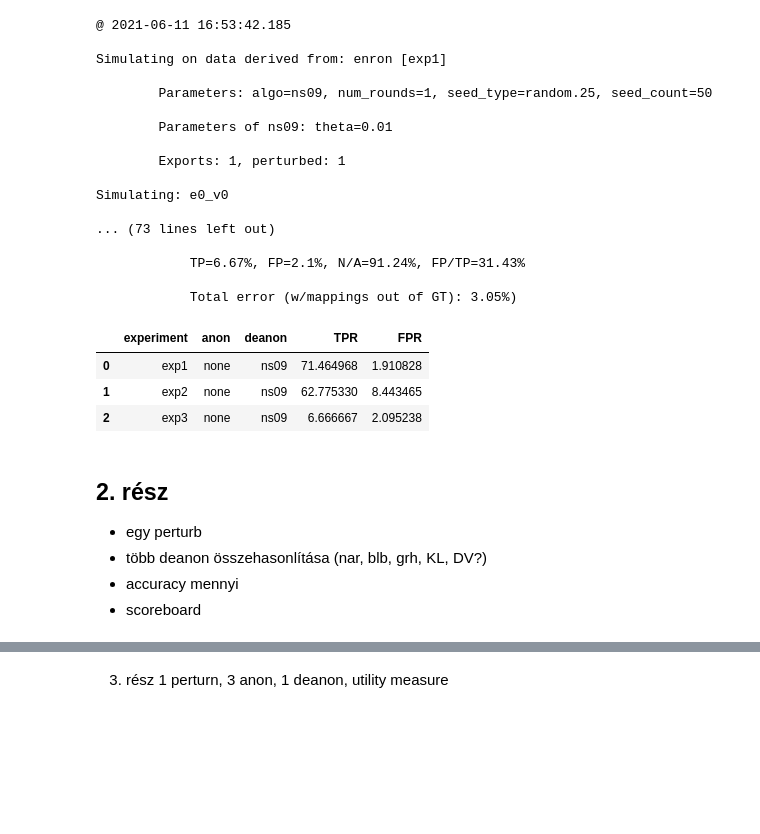
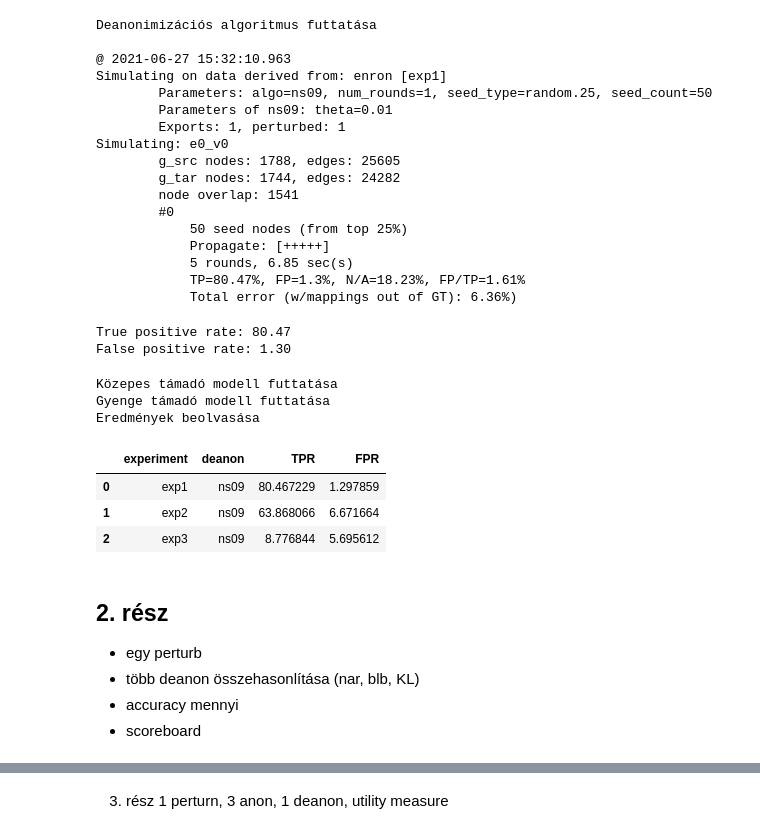
Before and after one commit to TopiCsarno/tranzakcio_anon, a Jupyter notebook: tutorial.ipynb, the cells around one changed output, grey strips where cells are left out. Saved outputs shown, nothing was run; the diff lists cells and outputs as text; code cells hidden in the pictures; blank space fills up the shorter version.

```diff
--- a/tutorial.ipynb
+++ b/tutorial.ipynb
@@ -29,40 +29,57 @@ Creating test data for: enron [exp1]
 # %%
 # Deanonimizáció
 # megfigyelhetjük, hogy itt jelentősen sikeresebb a deanon, mikor jobb a háttérismeret
-simulate('enron', 2000, 'exp1', 'ns09', 1, 'random.25', 50, 0.01)
-simulate('enron', 2000, 'exp2', 'ns09', 1, 'random.25', 50, 0.01)
-simulate('enron', 2000, 'exp3', 'ns09', 1, 'random.25', 50, 0.01)
+print("Deanonimizációs algoritmus futtatása\n")
+simulate('enron', 2000, 'exp1', 'ns09', 'random.25', 50, 0.01, verbose=True)
 # %% [output]
-@ 2021-06-11 16:53:42.185
+Deanonimizációs algoritmus futtatása
 
+@ 2021-06-27 15:32:10.963
 Simulating on data derived from: enron [exp1]
-
         Parameters: algo=ns09, num_rounds=1, seed_type=random.25, seed_count=50
-
         Parameters of ns09: theta=0.01
-
         Exports: 1, perturbed: 1
-
 Simulating: e0_v0
-
-... (73 lines left out)
-
-            TP=6.67%, FP=2.1%, N/A=91.24%, FP/TP=31.43%
-
-            Total error (w/mappings out of GT): 3.05%)
+        g_src nodes: 1788, edges: 25605
+        g_tar nodes: 1744, edges: 24282
+        node overlap: 1541
+        #0
+            50 seed nodes (from top 25%)
+            Propagate: [+++++]
+            5 rounds, 6.85 sec(s)
+            TP=80.47%, FP=1.3%, N/A=18.23%, FP/TP=1.61%
+            Total error (w/mappings out of GT): 6.36%)
+# %%
+# Tamadás eredényessége
+TPR, _, FPR, _ = read_accuracy('enron', 2000, 'exp1', 'ns09')['avg']
+print('True positive rate: {:.2f}\nFalse positive rate: {:.2f}'.format(TPR, FPR))
+# %% [output]
+True positive rate: 80.47
+False positive rate: 1.30
 # %%
-# Pontosságok beolvasása
-df = pd.DataFrame(columns=['experiment', 'anon', 'deanon', 'TPR', 'FPR'])
+print('Közepes támadó modell futtatása')
+create_data('enron', 2000, 'exp2', 1, 'ns09', 0.5, 0.75)
+simulate('enron', 2000, 'exp2', 'ns09', 'random.25', 50, 0.01)
+
+print('Gyenge támadó modell futtatása')
+create_data('enron', 2000, 'exp3', 1, 'ns09', 0.4, 0.6)
+simulate('enron', 2000, 'exp3', 'ns09', 'random.25', 50, 0.01)
+
+print('Eredmények beolvasása')
+df = pd.DataFrame(columns=['experiment', 'deanon', 'TPR', 'FPR'])
 for i in range(3):
 	experiment = 'exp'+str(i+1)
 	TPR, _, FPR, _ = read_accuracy('enron', 2000, experiment, 'ns09')['avg']
-	df = df.append({'experiment':experiment, 'anon':'none', 'deanon':'ns09', 'TPR':TPR, 'FPR':FPR}, ignore_index=True)
+	df = df.append({'experiment':experiment, 'deanon':'ns09', 'TPR':TPR, 'FPR':FPR}, ignore_index=True)
 df
 # %% [output]
+Közepes támadó modell futtatása
+Gyenge támadó modell futtatása
+Eredmények beolvasása
-|  | experiment | anon | deanon | TPR | FPR |
-| 0 | exp1 | none | ns09 | 71.464968 | 1.910828 |
-| 1 | exp2 | none | ns09 | 62.775330 | 8.443465 |
-| 2 | exp3 | none | ns09 | 6.666667 | 2.095238 |
+|  | experiment | deanon | TPR | FPR |
+| 0 | exp1 | ns09 | 80.467229 | 1.297859 |
+| 1 | exp2 | ns09 | 63.868066 | 6.671664 |
+| 2 | exp3 | ns09 | 8.776844 | 5.695612 |
 # %%
 # Eredmények ábrázolása a score boardon
 fig = px.scatter(df, x='FPR', y='TPR',
@@ -77,7 +94,7 @@ fig.show()
 # %% [markdown]
   ## 2. rész
   - egy perturb
-  - több deanon összehasonlítása (nar, blb, grh, KL, DV?)
+  - több deanon összehasonlítása (nar, blb, KL)
   - accuracy mennyi
   - scoreboard
 # %%
```
Also changed, not shown: parts of 18 cells of this notebook, 3 other files.
